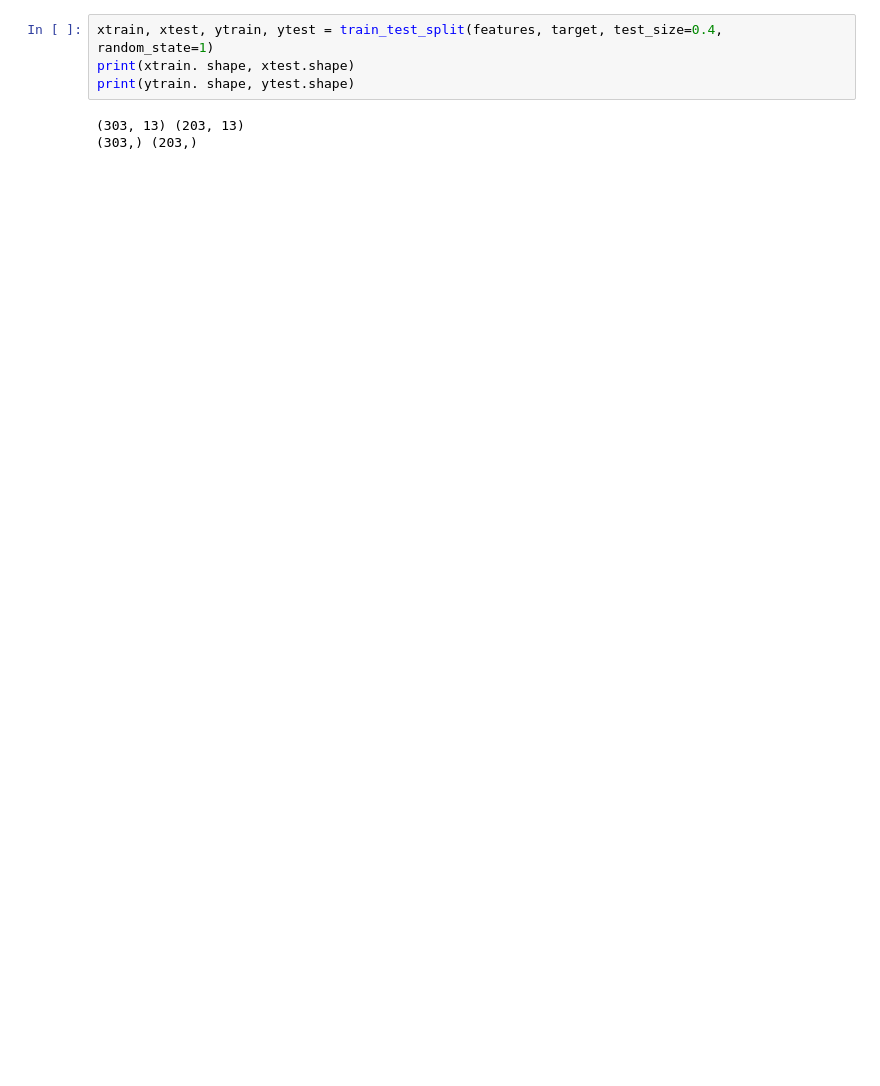
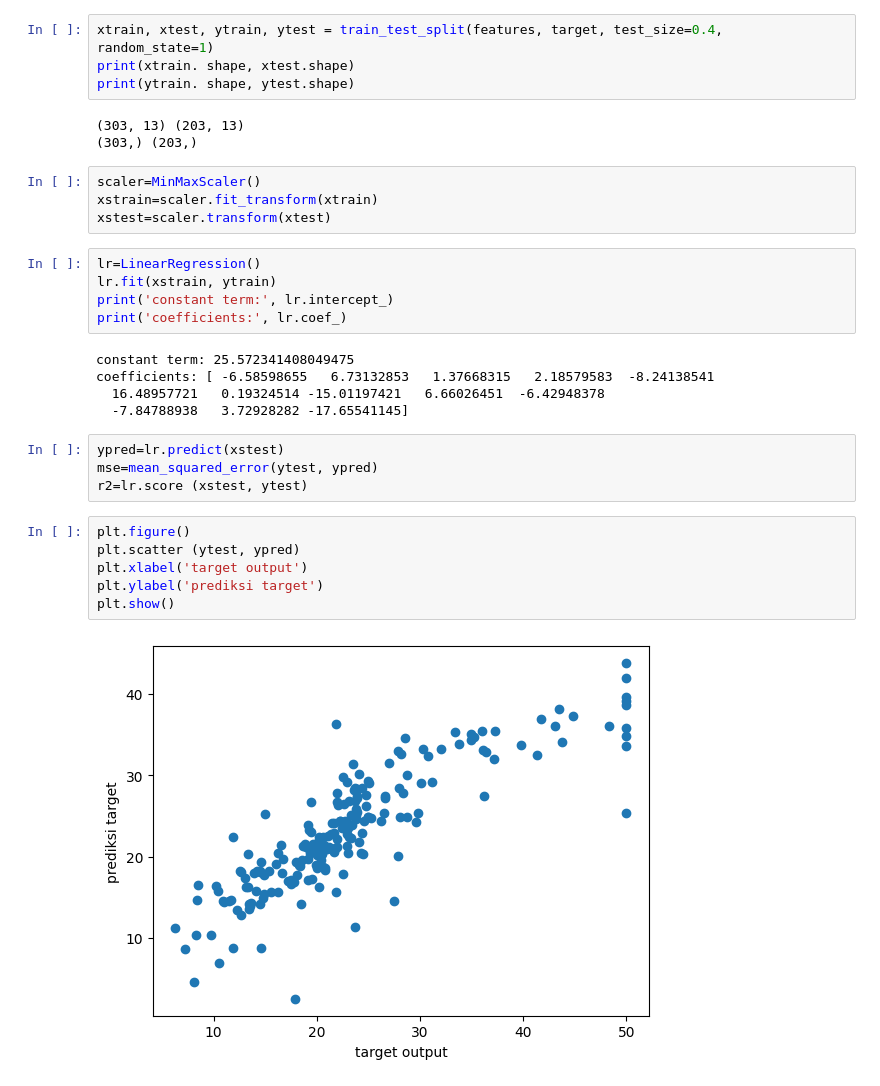
Before and after one commit to Dheny08/Dugong, a Jupyter notebook: Untitled2.ipynb, the cells around one changed output. Drawn from its saved outputs; the diff is of its cells as text; blank space fills up the shorter version.

```diff
--- a/Untitled2.ipynb
+++ b/Untitled2.ipynb
@@ -65,3 +65,29 @@ print(ytrain. shape, ytest.shape)
 # %% [output]
 (303, 13) (203, 13)
 (303,) (203,)
+# %%
+scaler=MinMaxScaler()
+xstrain=scaler.fit_transform(xtrain)
+xstest=scaler.transform(xtest)
+# %%
+lr=LinearRegression()
+lr.fit(xstrain, ytrain)
+print('constant term:', lr.intercept_)
+print('coefficients:', lr.coef_)
+# %% [output]
+constant term: 25.572341408049475
+coefficients: [ -6.58598655   6.73132853   1.37668315   2.18579583  -8.24138541
+  16.48957721   0.19324514 -15.01197421   6.66026451  -6.42948378
+  -7.84788938   3.72928282 -17.65541145]
+# %%
+ypred=lr.predict(xstest)
+mse=mean_squared_error(ytest, ypred)
+r2=lr.score (xstest, ytest)
+# %%
+plt.figure()
+plt.scatter (ytest, ypred)
+plt.xlabel('target output')
+plt.ylabel('prediksi target')
+plt.show()
+# %% [output]
+[figure, added]
```
Also changed, not shown: parts of 5 cells of this notebook.
